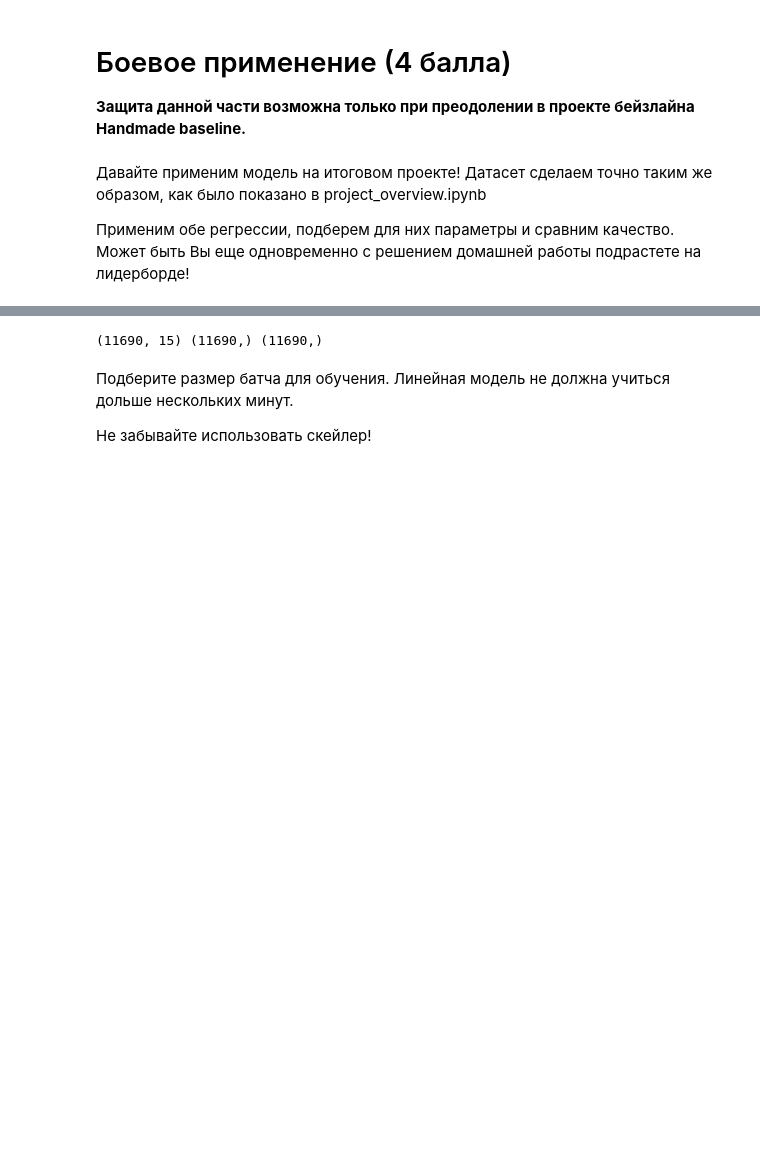
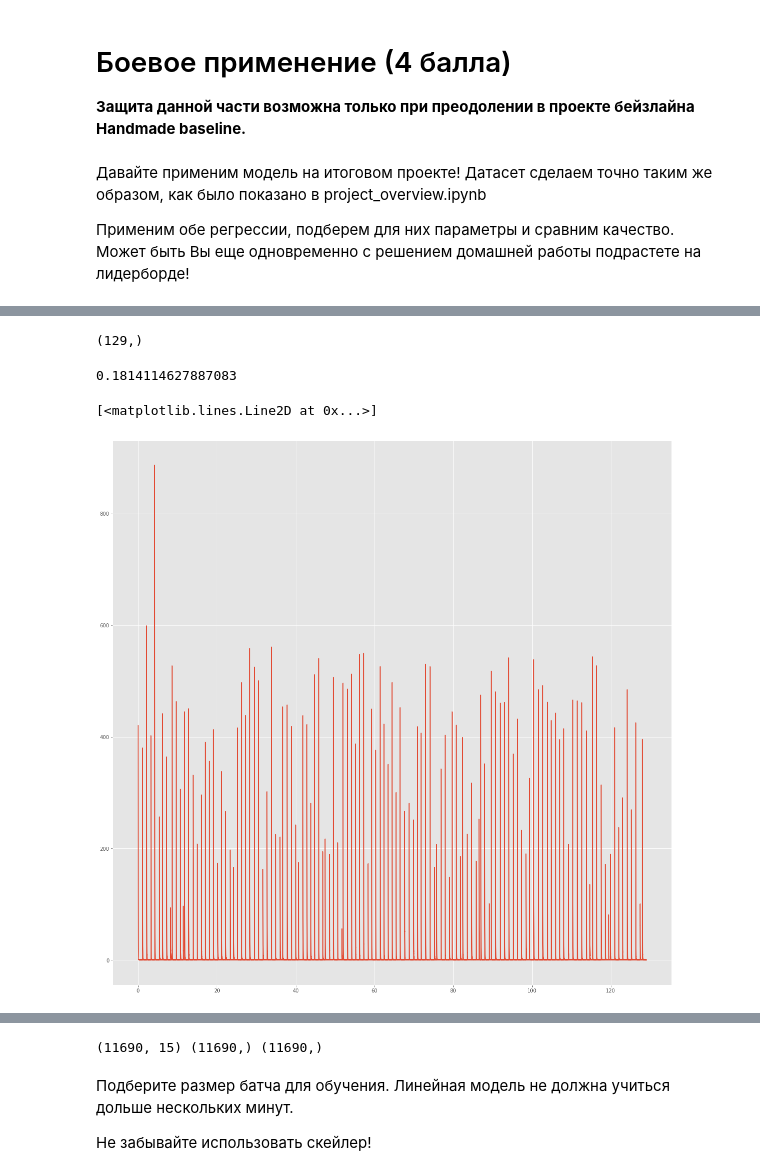
Before and after one commit to bulatko/msu_dm1, a Jupyter notebook: hw2/hw2.ipynb, the cells around one changed output, grey strips where cells are left out. Cells and saved outputs as stored; diff of their text form; code cells hidden in the pictures; blank space fills up the shorter version.

```diff
--- a/hw2/hw2.ipynb
+++ b/hw2/hw2.ipynb
@@ -600,0 +582,4 @@ for i in range(len(train_data)):
+# %%
+import pandas as pd
+title_data = pd.read_csv('docs_titles.tsv', sep='\t', encoding='utf-8', lineterminator='\n')
+title_data.head()
@@ -600,0 +619,43 @@ for i in range(len(train_data)):
+# %%
+import sklearn, re
+new_doc = title_data
+
+clf = MySGDClassifier(batch_generator)
+
+def clear_data(data, target):
+    data = [re.sub('[\W]', ' ', str(data[i])) for i in range(len(data))]
+    data = [re.sub(' [a-z]{1,2} ', ' ', data[i].lower()) for i in range(len(data))]
+
+    d = []
+    y = []
+
+    for i in range(len(data)):
+        if len(data[i].split()):
+            d.append(data[i])
+            y.append(target[i])
+    return d, np.asarray(y)
+
+for group in np.unique(train_data['group_id']):
+    res = train_data[train_data['group_id'] == group][['doc_id', 'target']].values
+    ids = res[:,0]
+    target = res[:,1]
+    titles = title_data[title_data['doc_id'].isin(ids)]['title'].values
+    d, y = clear_data(titles, target)
+    vectorizer = sklearn.feature_extraction.text.TfidfVectorizer()
+    X = vectorizer.fit_transform(d).toarray()
+    clf.fit(X, y)
+# %%
+np.unique(train_data['group_id']).shape
+# %% [output]
+(129,)
+# %%
+loss = np.asarray(clf.errors_log['loss'])
+loss = loss.reshape(loss.shape[0])
+print(loss[loss > 1].shape[0] / loss.shape[0])
+x = np.linspace(0, 129, loss.shape[0])
+fig, ax = plt.subplots(1, figsize=(20, 20))
+ax.plot(x, loss)
+# %% [output]
+0.1814114627887083
+[<matplotlib.lines.Line2D at 0x...>]
+[figure, added]
```
Also changed, not shown: parts of 26 cells of this notebook, 8 other files.
